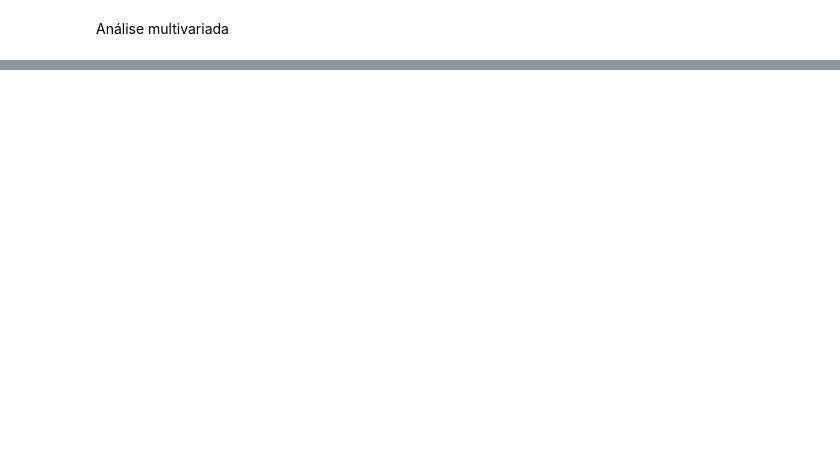
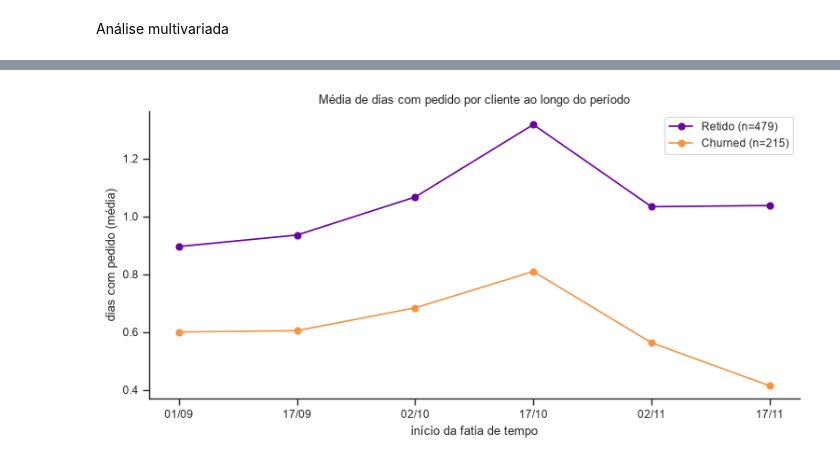
Before and after one commit to lgns-cin/CIN0144, a Jupyter notebook: EDA/com_pedidos.ipynb, the cells around one changed output, grey strips where cells are left out. Drawn from its saved outputs; the diff is of its cells as text; code cells hidden in the pictures; blank space fills up the shorter version.

```diff
--- a/EDA/com_pedidos.ipynb
+++ b/EDA/com_pedidos.ipynb
@@ -1103,0 +1177,31 @@ Análise multivariada
+# %%
+#Como churn se desenha ao longo do tempo
+PALETA_CHURN = {0: '#6a00a8', 1: '#f89441'}
+ROTULO_CHURN = {0: 'Retido', 1: 'Churned'}
+
+offset = (dias_cliente['data'] - DATA_INI).dt.days
+dias_cliente['periodo'] = np.minimum(offset * N_PERIODOS_TRAJETORIA // N_DIAS, N_PERIODOS_TRAJETORIA - 1)
+
+por_periodo = (
+    pandas.crosstab(dias_cliente['id_cliente'], dias_cliente['periodo'])
+    .reindex(columns=range(N_PERIODOS_TRAJETORIA), fill_value=0)
+    .reindex(var_freq['id_cliente'], fill_value=0)
+)
+por_periodo['churned'] = var_freq.set_index('id_cliente')['churned']
+
+trajetoria_media = por_periodo.groupby('churned').mean().T
+inicio_periodo = [DATA_INI + pandas.Timedelta(days=int(np.ceil(i * N_DIAS / N_PERIODOS_TRAJETORIA))) for i in range(N_PERIODOS_TRAJETORIA)]
+rotulos = [d.strftime('%d/%m') for d in inicio_periodo]
+
+fig, ax = plot.subplots(figsize=(9, 4))
+for churned in (0, 1):
+    ax.plot(rotulos, trajetoria_media[churned], marker='o', color=PALETA_CHURN[churned],
+            label=f'{ROTULO_CHURN[churned]} (n={(var_freq.churned == churned).sum()})')
+ax.set_title('Média de dias com pedido por cliente ao longo do período')
+ax.set_xlabel('início da fatia de tempo')
+ax.set_ylabel('dias com pedido (média)')
+ax.legend()
+seaborn.despine()
+plot.show()
+# %% [output]
+[figure, added]
```
Also changed, not shown: parts of 49 cells of this notebook.
